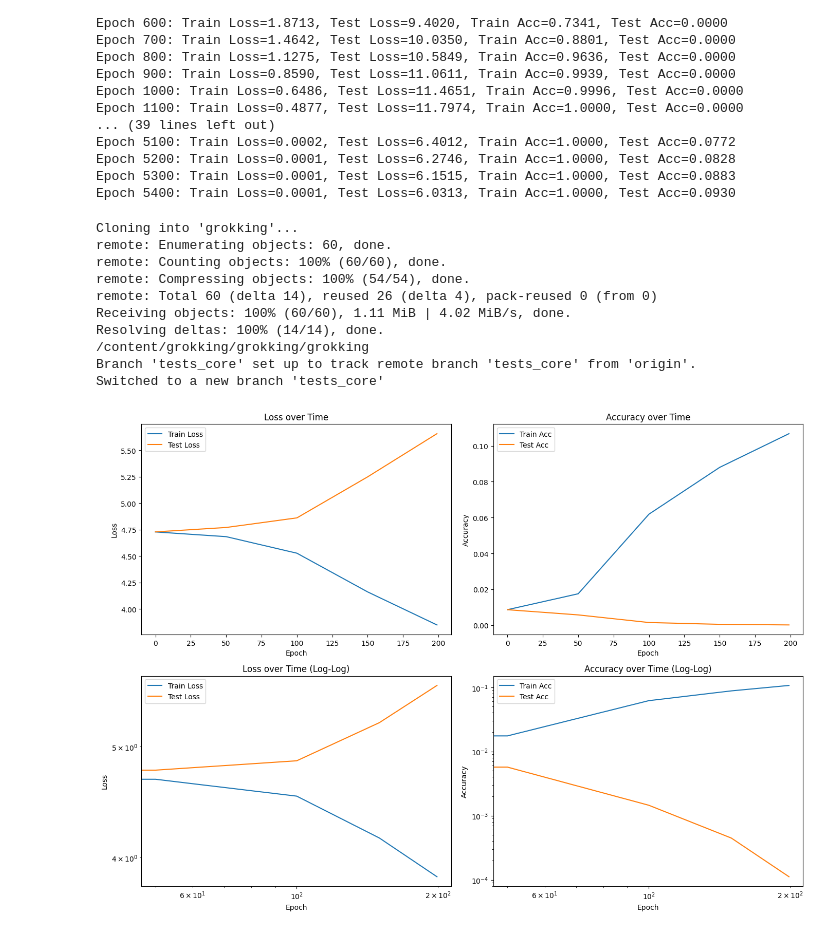
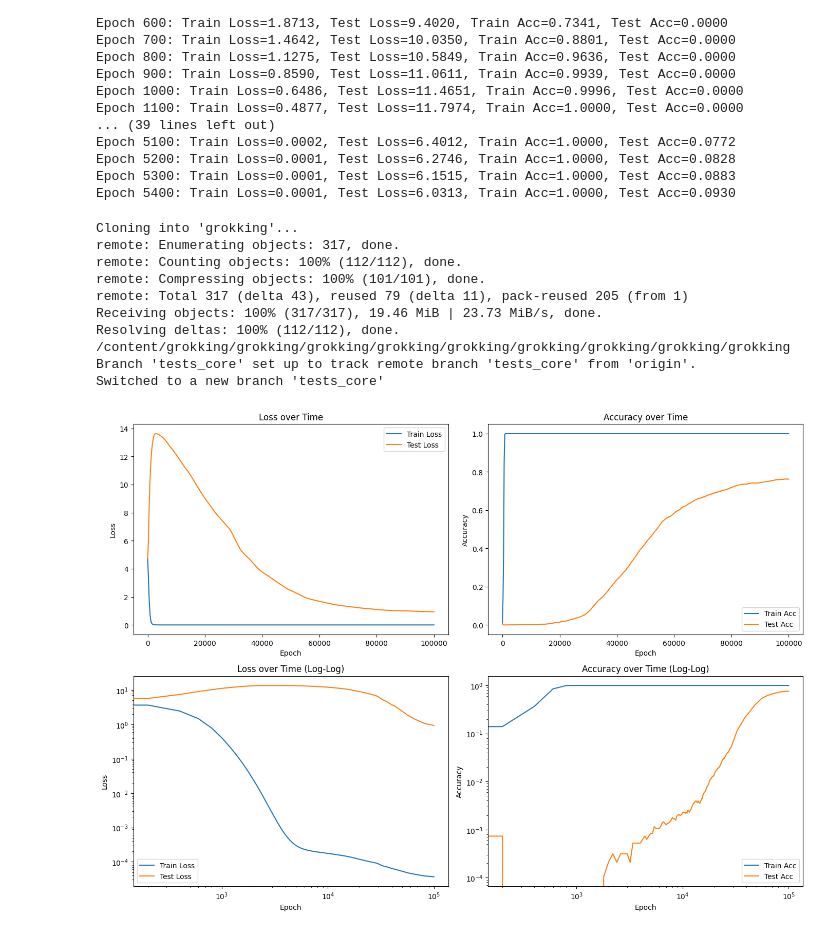
Before and after one commit to slimisgit/grokking, a Jupyter notebook: report.ipynb, the cells around one changed output. Cells and saved outputs as stored; diff of their text form; code cells hidden in the pictures.

Commit message:
test core 2.0

```diff
--- a/report.ipynb
+++ b/report.ipynb
@@ -102,6 +102,7 @@ class Grokking_Data:
     test_losses: list
     test_accuracies: list
 
+    hidden_size_ratio: float = 1.0
     N: int = 113
     fraction_train: float = 0.3
     lr: float = 1e-3
@@ -128,7 +129,8 @@ class Grokking_Data:
         # в нейминге гиперпараметр который отличается от дефолта
         defaults = {
             "N": 113, "fraction_train": 0.3, "lr": 1e-3,
-            "weight_decay": 1.0, "epochs": 100000, "betas": (0.9, 0.98)
+            "weight_decay": 1.0, "epochs": 100000, "betas": (0.9, 0.98),
+            "hidden_size_ratio": 1.0
         }
 
         for param, default in defaults.items():
@@ -159,20 +161,21 @@ class Grokking_Data:
 
 
 # функция обучения
-def train_and_test_with_params(seed: int, N=113,
-                               fraction_train=0.3,
-                               lr=1e-3,
-                               weight_decay=1.0,
-                               betas=(0.9, 0.98),
-                               epochs=100000,
-                               checkpoint_interval=200) -> Grokking_Data:
+def train_and_test_with_params(seed: int, N = 113,
+                               fraction_train = 0.3,
+                               lr = 1e-3,
+                               weight_decay = 1.0,
+                               betas = (0.9, 0.98),
+                               epochs = 100000,
+                               checkpoint_interval = 200,
+                               hidden_size_ratio = 1.0) -> Grokking_Data:
     # установка сида рандома + рандом
     torch.manual_seed(seed)
     np.random.seed(seed)
     train_seq, train_targets, test_seq, test_targets = create_dataset(N, fraction_train, seed)
 
     # сама модель
-    model = LSTMModelOneHot(N, N)
+    model = LSTMModelOneHot(N, N * hidden_size_ratio)
     optimizer = optim.AdamW(model.parameters(), lr=lr, weight_decay=weight_decay, betas=betas)
     criterion = nn.CrossEntropyLoss()  # функция loss
 
@@ -278,6 +281,7 @@ def train_and_test_with_params(seed: int, N=113,
         train_accuracies=train_accuracies,
         test_losses=test_losses,
         test_accuracies=test_accuracies,
+        hidden_size_ratio=hidden_size_ratio,
         N=N,
         fraction_train=fraction_train,
         lr=lr,
@@ -407,21 +411,21 @@ Epoch 5400: Train Loss=0.0001, Test Loss=6.0313, Train Acc=1.0000, Test Acc=0.09
 # %%
 #вывод графиков тестов которые уже были проведены
 !git clone https://github.com/slimisgit/grokking.git
 %cd grokking
 !git checkout tests_core
 
-loaded = Grokking_Data.load("results/seed132__epochs200.json")
+loaded = Grokking_Data.load("results/seed67__fraction_train0.25.json")
 
 graphic(loaded.train_losses, loaded.train_accuracies, loaded.test_losses, loaded.test_accuracies)
 # %% [output]
 Cloning into 'grokking'...
-remote: Enumerating objects: 60, done.
-remote: Counting objects: 100% (60/60), done.
-remote: Compressing objects: 100% (54/54), done.
-remote: Total 60 (delta 14), reused 26 (delta 4), pack-reused 0 (from 0)
-Receiving objects: 100% (60/60), 1.11 MiB | 4.02 MiB/s, done.
-Resolving deltas: 100% (14/14), done.
-/content/grokking/grokking/grokking
+remote: Enumerating objects: 317, done.
+remote: Counting objects: 100% (112/112), done.
+remote: Compressing objects: 100% (101/101), done.
+remote: Total 317 (delta 43), reused 79 (delta 11), pack-reused 205 (from 1)
+Receiving objects: 100% (317/317), 19.46 MiB | 23.73 MiB/s, done.
+Resolving deltas: 100% (112/112), done.
+/content/grokking/grokking/grokking/grokking/grokking/grokking/grokking/grokking/grokking
 Branch 'tests_core' set up to track remote branch 'tests_core' from 'origin'.
 Switched to a new branch 'tests_core'
-[figure, old version]
+[figure, new version]
```
Also changed, not shown: parts of 6 cells of this notebook.
